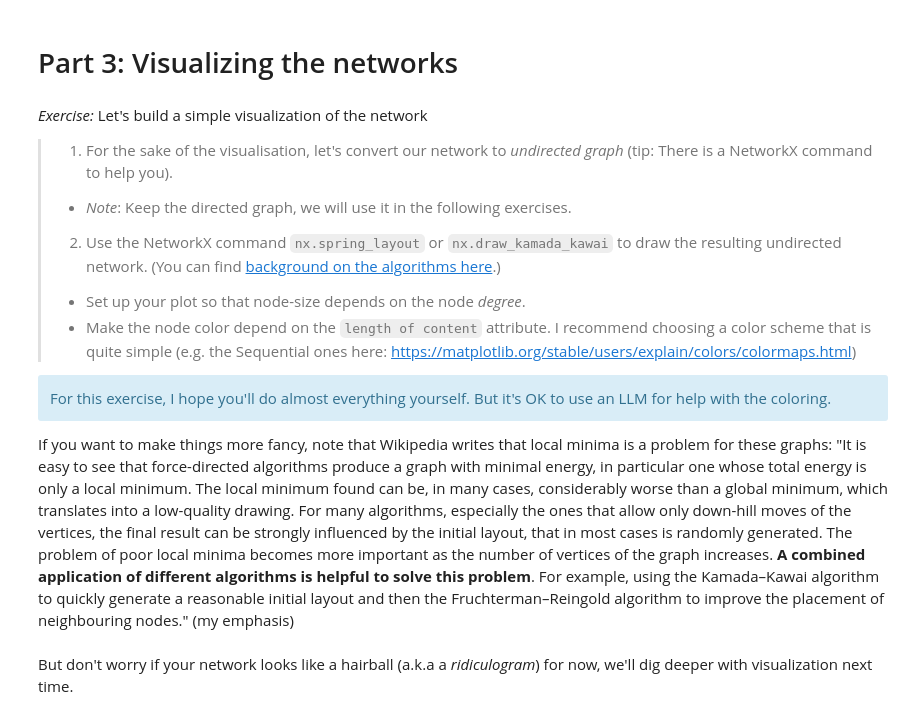
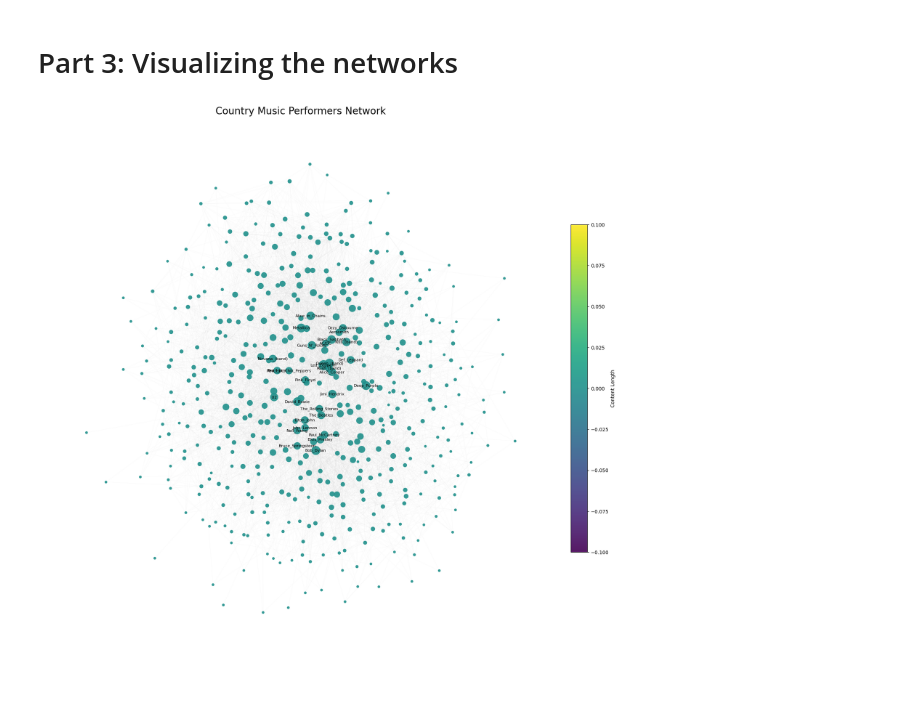
Before and after one commit to Azri-oss/Social_Graphs_Assignment_1, a Jupyter notebook: Part2_Antoine.ipynb, the cells around one changed output. Drawn from its saved outputs; the diff is of its cells as text; code cells hidden in the pictures; blank space fills up the shorter version.

```diff
--- a/Part2_Antoine.ipynb
+++ b/Part2_Antoine.ipynb
@@ -527,17 +586,2 @@ For this exercise, I hope you'll do everything yourself. This is a part where yo
 # %% [markdown]
 # Part 3: Visualizing the networks
-# %% [markdown]
-*Exercise:* Let's build a simple visualization of the network
->1. For the sake of the visualisation, let's convert our network to *undirected graph* (tip: There is a NetworkX command to help you).
->   * *Note*: Keep the directed graph, we will use it in the following exercises.
->2. Use the NetworkX command `nx.spring_layout` or `nx.draw_kamada_kawai` to draw the resulting undirected network. (You can find [background on the algorithms here](https://en.wikipedia.org/wiki/Force-directed_graph_drawing).)
->   * Set up your plot so that node-size depends on the node *degree*.
->   * Make the node color depend on the `length of content` attribute. I recommend choosing a color scheme that is quite simple (e.g. the Sequential ones here: https://matplotlib.org/stable/users/explain/colors/colormaps.html)
-
-<div class="alert alert-block alert-info">
-For this exercise, I hope you'll do almost everything yourself. But it's OK to use an LLM for help with the coloring.
-</div>
-
-If you want to make things more fancy, note that Wikipedia writes that local minima is a problem for these graphs: "It is easy to see that force-directed algorithms produce a graph with minimal energy, in particular one whose total energy is only a local minimum. The local minimum found can be, in many cases, considerably worse than a global minimum, which translates into a low-quality drawing. For many algorithms, especially the ones that allow only down-hill moves of the vertices, the final result can be strongly influenced by the initial layout, that in most cases is randomly generated. The problem of poor local minima becomes more important as the number of vertices of the graph increases. **A combined application of different algorithms is helpful to solve this problem**. For example, using the Kamada–Kawai algorithm to quickly generate a reasonable initial layout and then the Fruchterman–Reingold algorithm to improve the placement of neighbouring nodes." (my emphasis)
-# %% [markdown]
-But don't worry if your network looks like a hairball (a.k.a a *ridiculogram*) for now, we'll dig deeper with visualization next time.
@@ -545,0 +588,52 @@ G_undirected = graph.to_undirected()
+# %%
+import networkx as nx
+import matplotlib.pyplot as plt
+
+# 1) Convert to undirected for visualization
+G_undirected = graph.to_undirected()
+
+# 2) Layout
+pos = nx.kamada_kawai_layout(G_undirected)
+
+# 3) Prepare node sizes (by degree)
+deg_dict = dict(G_undirected.degree())
+node_sizes = [max(20, d * 3) for d in deg_dict.values()]   # scale for visibility
+
+# 4) Prepare node colors (by 'content_length' attribute, default 0 if missing)
+content_lengths = [
+    G_undirected.nodes[n].get("content_length", 0) for n in G_undirected.nodes()
+]
+vmin = min(content_lengths)
+vmax = max(content_lengths)
+
+# 5) Plot
+fig, ax = plt.subplots(figsize=(20, 20))
+
+nx.draw_networkx_edges(
+    G_undirected, pos, ax=ax, width=0.2, alpha=0.12, edge_color="#999999"
+)
+
+
+nodes_artist = nx.draw_networkx_nodes(
+    G_undirected, pos, ax=ax,
+    node_size=node_sizes,
+    node_color=content_lengths,
+    cmap="viridis",
+    vmin=vmin, vmax=vmax,
+    alpha=0.9,
+)
+
+cbar = fig.colorbar(nodes_artist, ax=ax, fraction=0.03, pad=0.02)
+cbar.set_label("Content Length")
+
+# 6) Label the top-k hubs by degree
+k = 30
+top_k = sorted(deg_dict.items(), key=lambda x: x[1], reverse=True)[:k]
+labels = {n: n for n, _ in top_k}
+nx.draw_networkx_labels(G_undirected, pos, labels=labels, font_size=8, ax=ax)
+
+ax.set_title("Country Music Performers Network", fontsize=20)
+ax.set_axis_off()
+plt.show()
+# %% [output]
+[figure, added]
```
Also changed, not shown: parts of 19 cells of this notebook.
